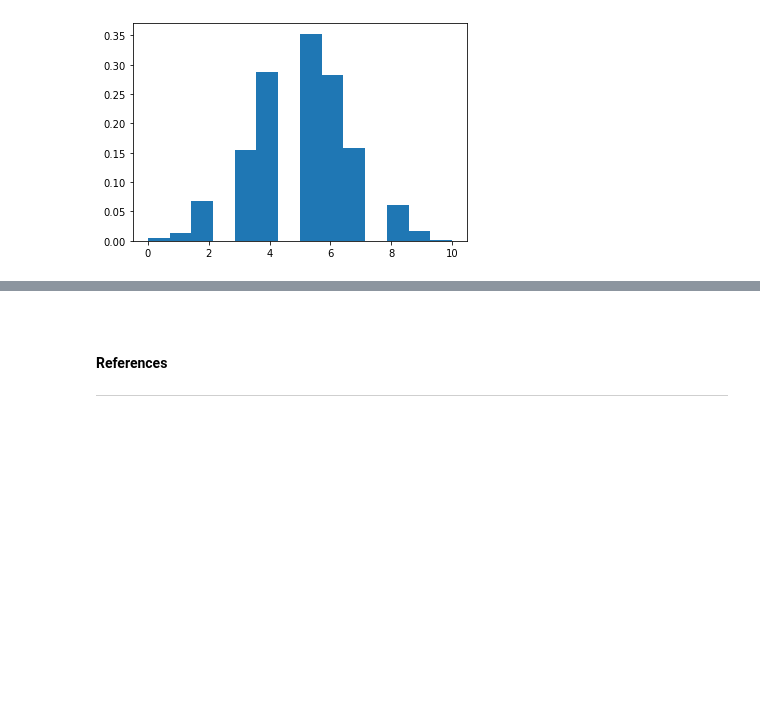
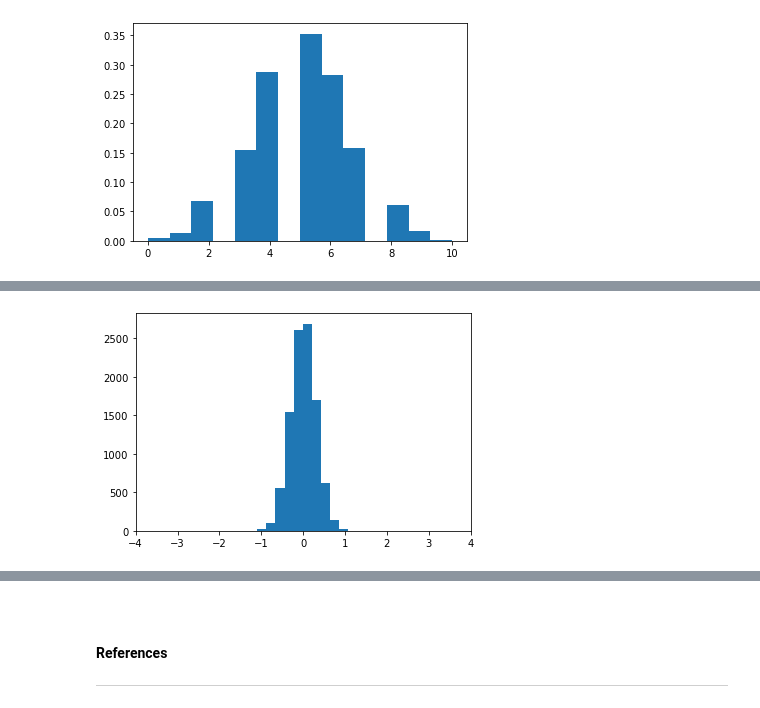
Before and after one commit to dconn20/numpy.random-package, a Jupyter notebook: Numpy.random - Package.ipynb, the cells around one changed output, grey strips where cells are left out. Saved outputs shown, nothing was run; the diff lists cells and outputs as text; code cells hidden in the pictures; blank space fills up the shorter version.

```diff
--- a/Numpy.random - Package.ipynb
+++ b/Numpy.random - Package.ipynb
@@ -339,0 +358,14 @@ plt.show()
+# %%
+# Draw examples from the distribution[25].
+
+# mean and standard deviation
+mu, sigma = 0, 0.3
+# draw 10000 numbers in a normal distribution with mean = 0, standard deviation = 0.3
+s = np.random.normal(mu, sigma, 10000)
+# plot histogram of data
+plt.hist(s)
+# set x-axes labels between -4 and 5 in steps of 1
+plt.xticks(np.arange(-4, 5, step=1))
+plt.show()
+# %% [output]
+[figure, added]
```
Also changed, not shown: parts of 14 cells of this notebook.
